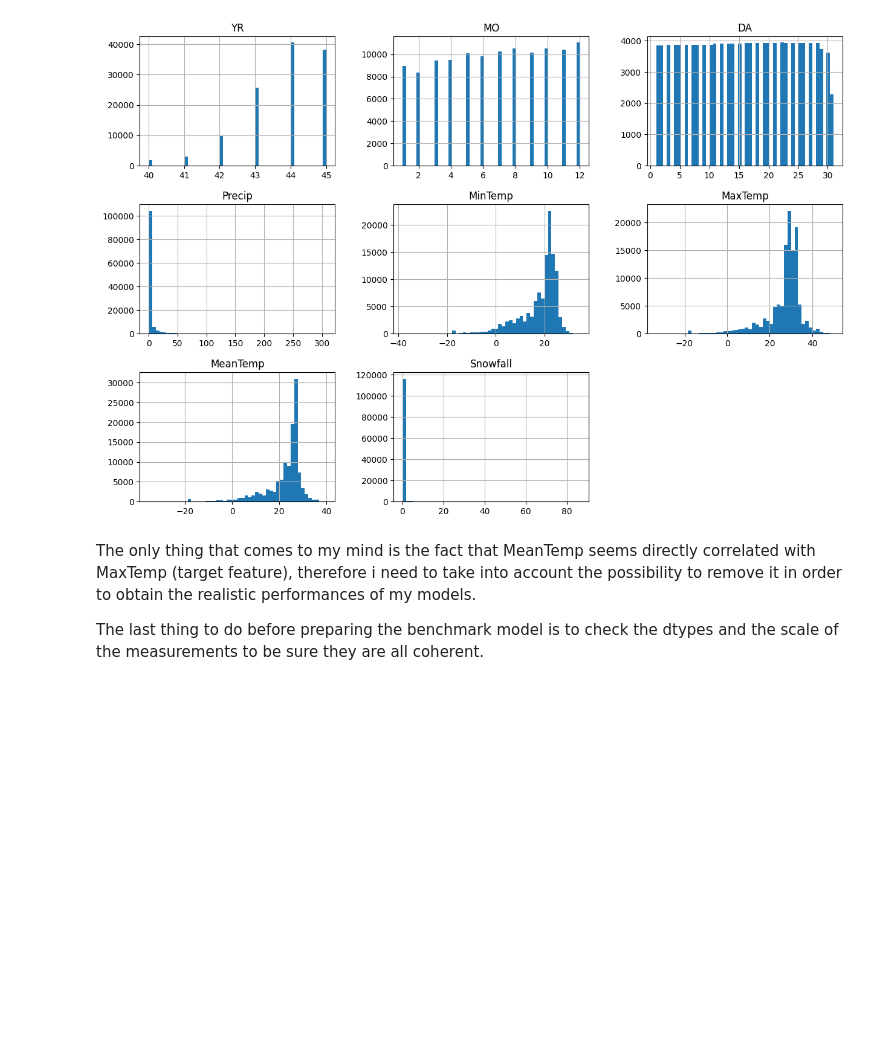
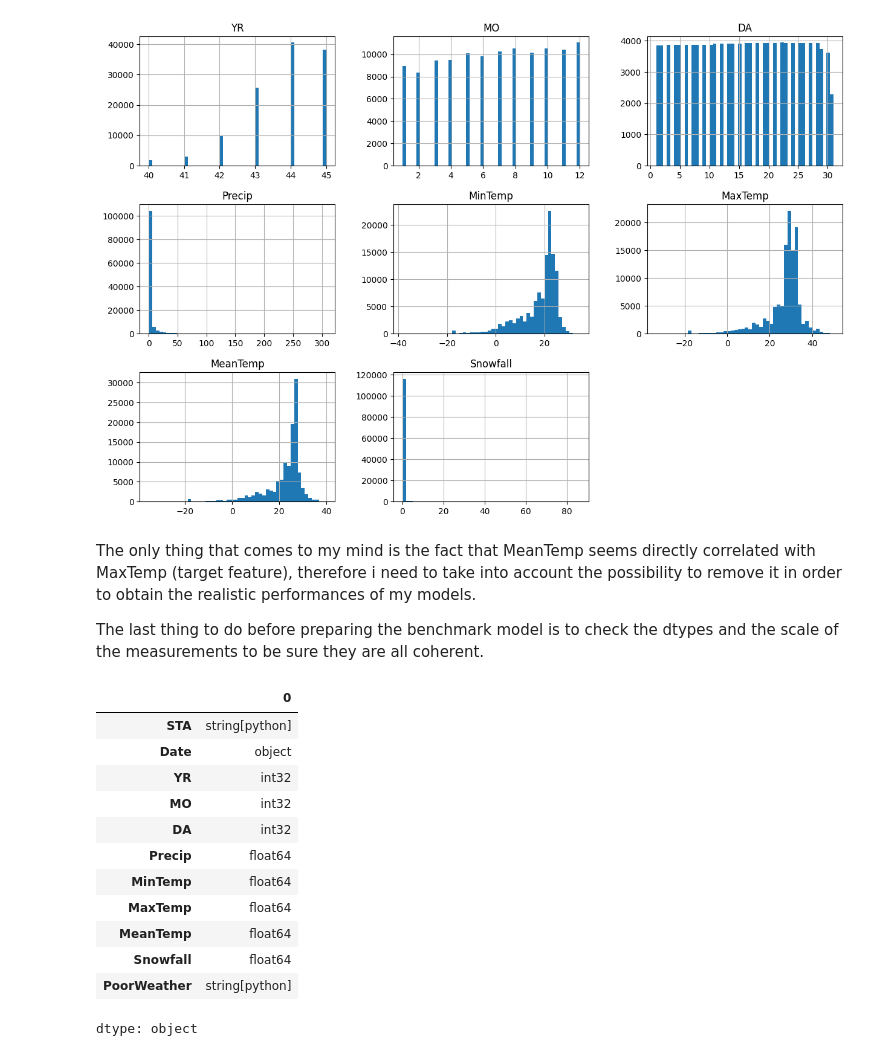
Before and after one commit to SamuelMagnano/Kaggle_Weather_prediction, a Jupyter notebook: Weather_Prediction.ipynb, the cells around one changed output. Saved outputs shown, nothing was run; the diff lists cells and outputs as text; code cells hidden in the pictures; blank space fills up the shorter version.

```diff
--- a/Weather_Prediction.ipynb
+++ b/Weather_Prediction.ipynb
@@ -299,3 +327,24 @@ array([[<Axes: title={'center': 'YR'}>, <Axes: title={'center': 'MO'}>,
 The only thing that comes to my mind is the fact that MeanTemp seems directly correlated with MaxTemp (target feature), therefore i need to take into account the possibility to remove it in order to obtain the realistic performances of my models.
 
 The last thing to do before preparing the benchmark model is to check the dtypes and the scale of the measurements to be sure they are all coherent.
+# %%
+weather['Date'] = pd.to_datetime(weather['Date']).dt.date
+weather['YR'] = pd.to_datetime(weather['YR']).dt.year
+weather['MO'] = pd.to_datetime(weather['MO']).dt.month
+weather['DA'] = pd.to_datetime(weather['DA']).dt.day
+
+weather.dtypes
+# %% [output]
+|  | 0 |
+| STA | string[python] |
+| Date | object |
+| YR | int32 |
+| MO | int32 |
+| DA | int32 |
+| Precip | float64 |
+| MinTemp | float64 |
+| MaxTemp | float64 |
+| MeanTemp | float64 |
+| Snowfall | float64 |
+| PoorWeather | string[python] |
+dtype: object
```
Also changed, not shown: parts of 15 cells of this notebook.
